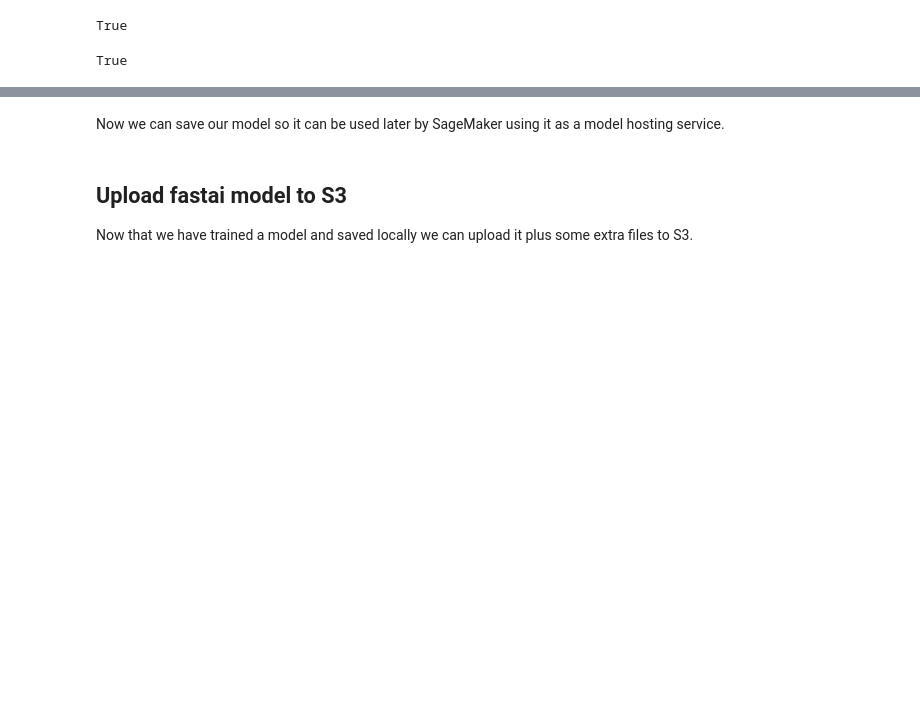
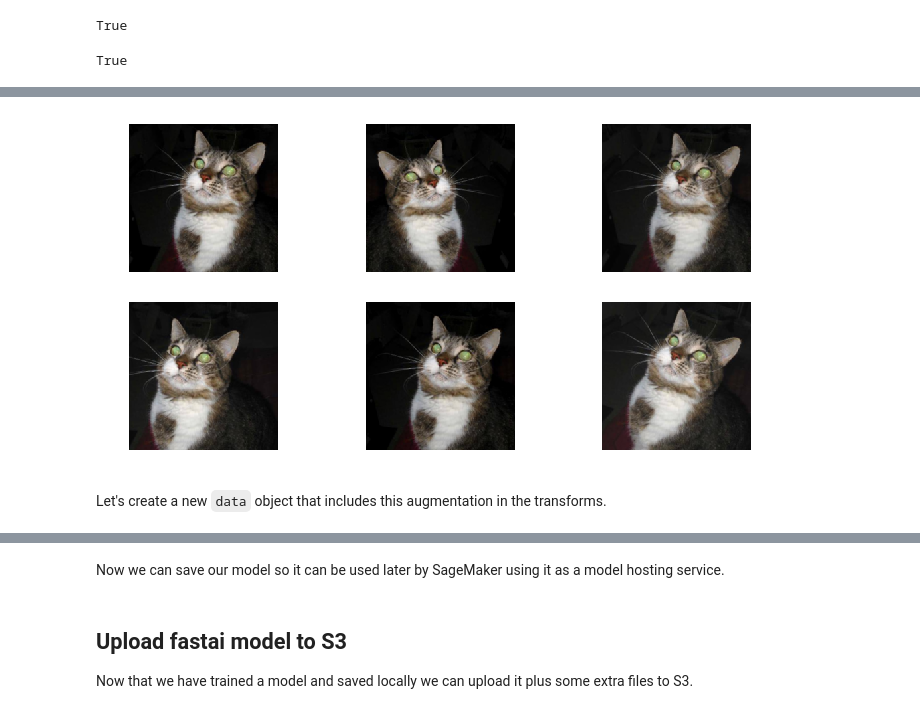
Before and after one commit to mattmcclean/sagemaker-lhr-summit-demo, a Jupyter notebook: build_train_custom_model.ipynb, the cells around one changed output, grey strips where cells are left out. Saved outputs shown, nothing was run; the diff lists cells and outputs as text; code cells hidden in the pictures; blank space fills up the shorter version.

```diff
--- a/build_train_custom_model.ipynb
+++ b/build_train_custom_model.ipynb
@@ -44 +79,16 @@ True
+# %%
+tfms = tfms_from_model(resnet34, sz, aug_tfms=transforms_side_on, max_zoom=1.1)
+# %%
+def get_augs():
+    data = ImageClassifierData.from_paths(PATH, bs=2, tfms=tfms, num_workers=1)
+    x,_ = next(iter(data.aug_dl))
+    return data.trn_ds.denorm(x)[1]
+# %%
+ims = np.stack([get_augs() for i in range(6)])
+# %%
+plots(ims, rows=2)
+# %% [output]
+[figure, added]
+# %% [markdown]
+Let's create a new `data` object that includes this augmentation in the transforms.
 # %%
```
Also changed, not shown: parts of 26 cells of this notebook, 9 other files.
